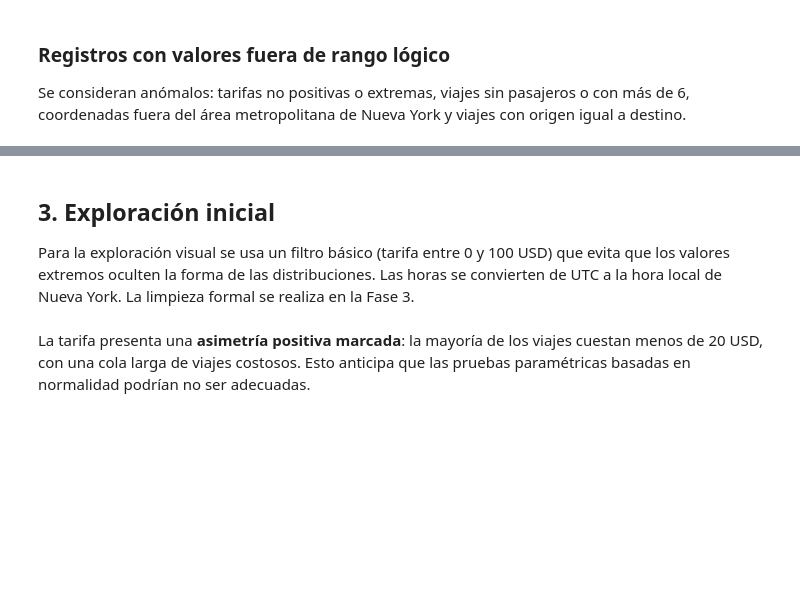
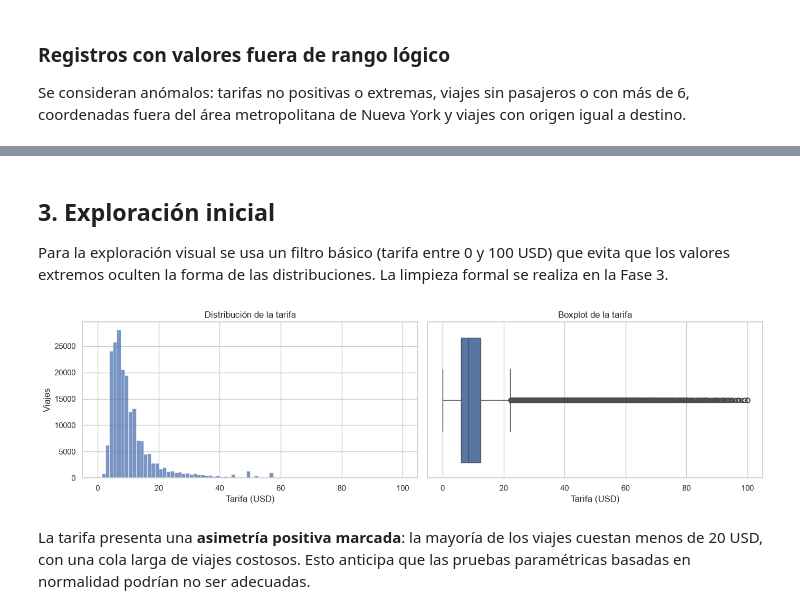
Before and after one commit to JuanaOsp28/uber-fares-bi, a Jupyter notebook: notebooks/01_comprension_problema.ipynb, the cells around one changed output, grey strips where cells are left out. Drawn from its saved outputs; the diff is of its cells as text; code cells hidden in the pictures; blank space fills up the shorter version.

```diff
--- a/notebooks/01_comprension_problema.ipynb
+++ b/notebooks/01_comprension_problema.ipynb
@@ -48,23 +100,23 @@ anomaly_summary(df, NYC_BOUNDS)
 ## 3. Exploración inicial
 
 Para la exploración visual se usa un filtro básico (tarifa entre 0 y 100 USD) que evita que los valores
-extremos oculten la forma de las distribuciones. Las horas se convierten de UTC a la hora local de
-Nueva York. La limpieza formal se realiza en la Fase 3.
+extremos oculten la forma de las distribuciones. La limpieza formal se realiza en la Fase 3.
 # %%
 eda = df[(df["fare_amount"] > 0) & (df["fare_amount"] <= 100)].copy()
-fecha_local = eda["pickup_datetime"].dt.tz_convert(LOCAL_TZ)  # el dataset viene en UTC
-eda["anio"] = fecha_local.dt.year
-eda["hora"] = fecha_local.dt.hour
-eda["dia_semana"] = fecha_local.dt.dayofweek
+eda["anio"] = eda["pickup_datetime"].dt.year
+eda["hora"] = eda["pickup_datetime"].dt.hour
+eda["dia_semana"] = eda["pickup_datetime"].dt.dayofweek
 
 fig, axes = plt.subplots(1, 2, figsize=(14, 4))
 sns.histplot(eda["fare_amount"], bins=80, ax=axes[0])
 axes[0].set(title="Distribución de la tarifa", xlabel="Tarifa (USD)", ylabel="Viajes")
 sns.boxplot(x=eda["fare_amount"], ax=axes[1])
 axes[1].set(title="Boxplot de la tarifa", xlabel="Tarifa (USD)")
 plt.tight_layout()
 plt.savefig(FIGURES_DIR / "01_distribucion_tarifa.png", dpi=120)
 plt.show()
+# %% [output]
+[figure, added]
 # %% [markdown]
 La tarifa presenta una **asimetría positiva marcada**: la mayoría de los viajes cuestan menos de 20 USD,
 con una cola larga de viajes costosos. Esto anticipa que las pruebas paramétricas basadas en normalidad
```
Also changed, not shown: parts of 10 cells of this notebook, 3 other files.
